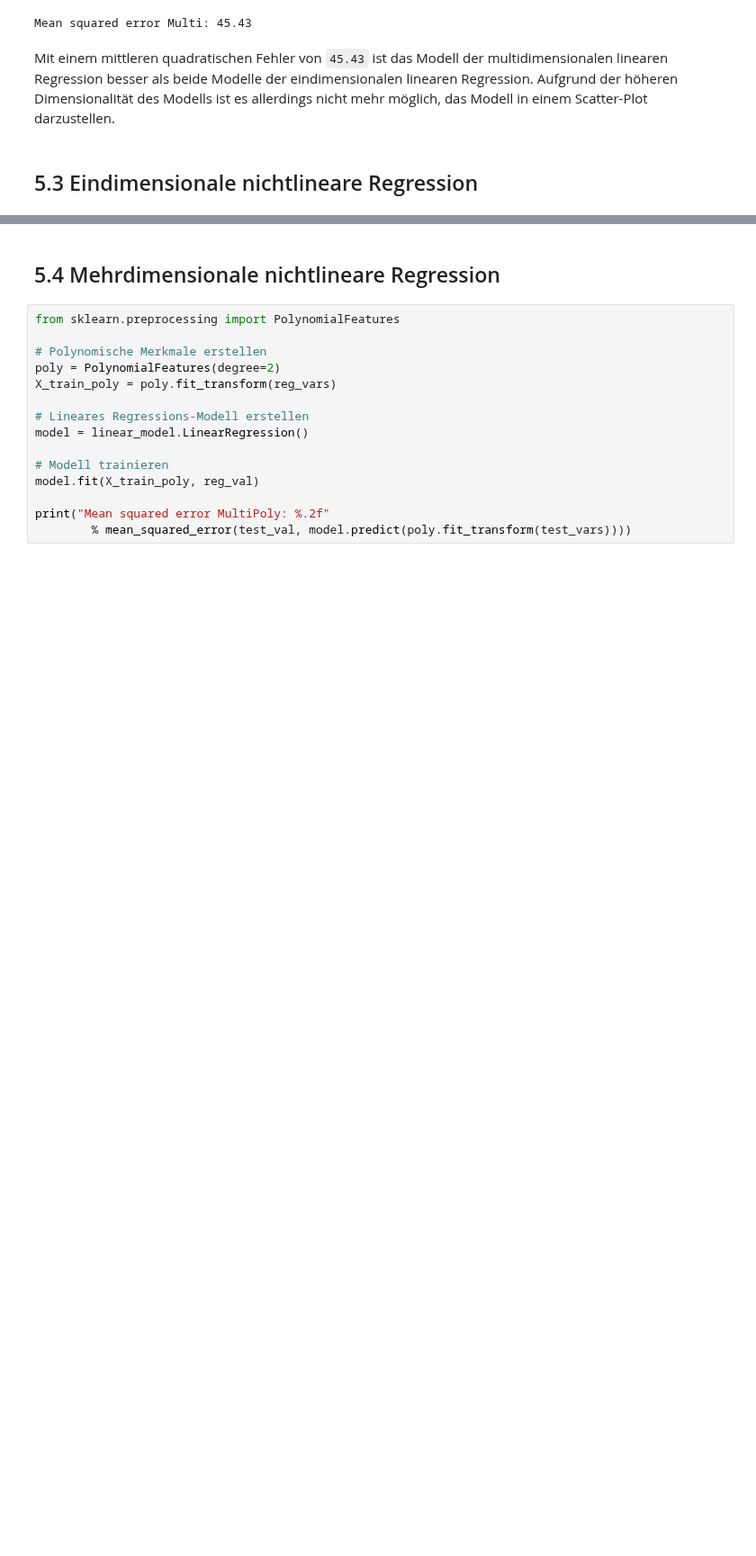
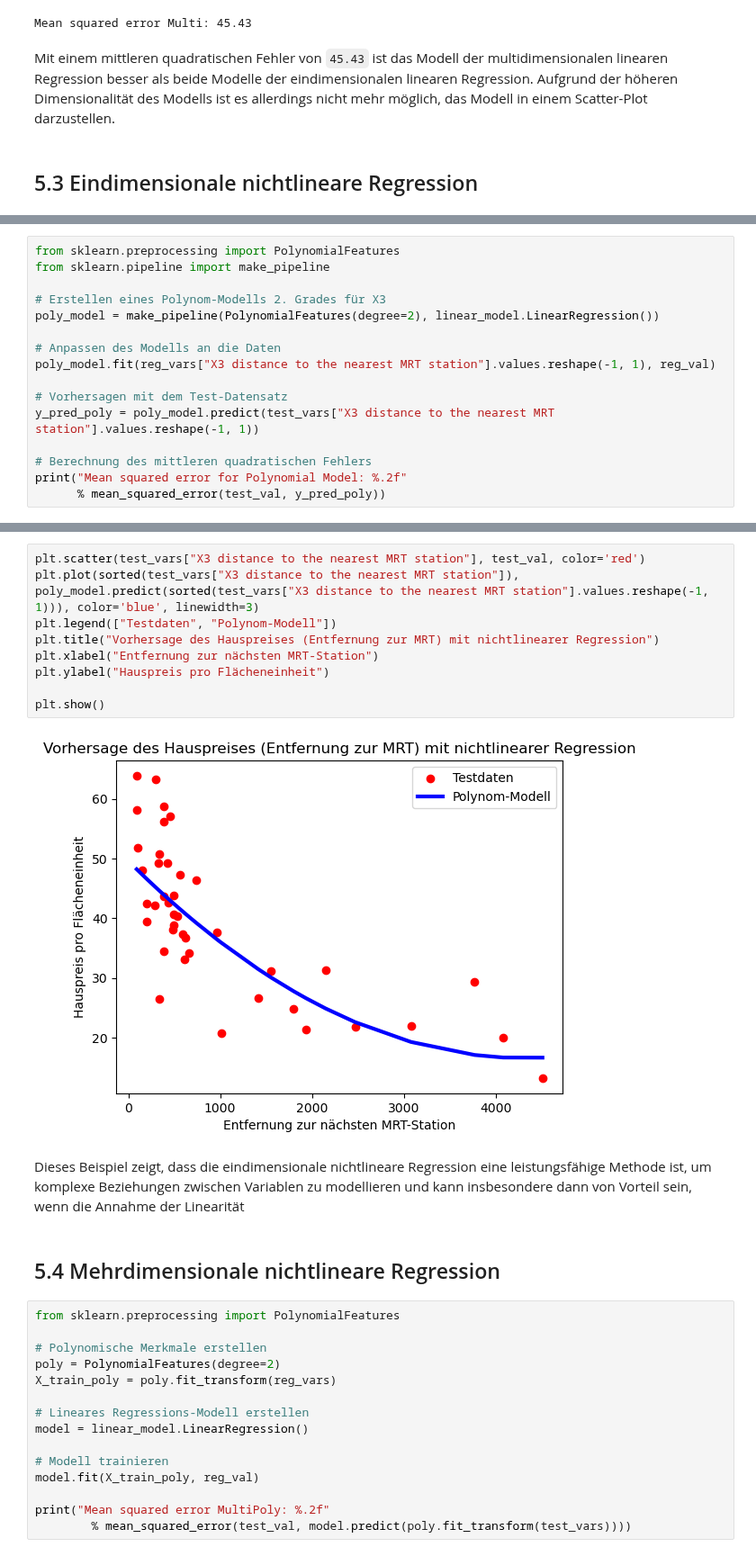
Before and after one commit to TillWege/dm-ml, a Jupyter notebook: paper.ipynb, the cells around one changed output, grey strips where cells are left out. Shown at 90% size. Cells and saved outputs as stored; diff of their text form; blank space fills up the shorter version.

Commit message:
1D nicht-lin Regression

```diff
--- a/paper.ipynb
+++ b/paper.ipynb
@@ -387,0 +400,16 @@ Mit einem mittleren quadratischen Fehler von `45.43` ist das Modell der multidim
+# %%
+from sklearn.preprocessing import PolynomialFeatures
+from sklearn.pipeline import make_pipeline
+
+# Erstellen eines Polynom-Modells 2. Grades für X3
+poly_model = make_pipeline(PolynomialFeatures(degree=2), linear_model.LinearRegression())
+
+# Anpassen des Modells an die Daten
+poly_model.fit(reg_vars["X3 distance to the nearest MRT station"].values.reshape(-1, 1), reg_val)
+
+# Vorhersagen mit dem Test-Datensatz
+y_pred_poly = poly_model.predict(test_vars["X3 distance to the nearest MRT station"].values.reshape(-1, 1))
+
+# Berechnung des mittleren quadratischen Fehlers
+print("Mean squared error for Polynomial Model: %.2f"
+      % mean_squared_error(test_val, y_pred_poly))
@@ -388,3 +422,16 @@ Mit einem mittleren quadratischen Fehler von `45.43` ist das Modell der multidim
+# %%
+plt.scatter(test_vars["X3 distance to the nearest MRT station"], test_val, color='red')
+plt.plot(sorted(test_vars["X3 distance to the nearest MRT station"]), poly_model.predict(sorted(test_vars["X3 distance to the nearest MRT station"].values.reshape(-1, 1))), color='blue', linewidth=3)
+plt.legend(["Testdaten", "Polynom-Modell"])
+plt.title("Vorhersage des Hauspreises (Entfernung zur MRT) mit nichtlinearer Regression")
+plt.xlabel("Entfernung zur nächsten MRT-Station")
+plt.ylabel("Hauspreis pro Flächeneinheit")
+
+plt.show()
+# %% [output]
+[figure, added]
+# %% [markdown]
+Dieses Beispiel zeigt, dass die eindimensionale nichtlineare Regression eine leistungsfähige Methode ist, um komplexe Beziehungen zwischen Variablen zu modellieren und kann insbesondere dann von Vorteil sein, wenn die Annahme der Linearität
 # %% [markdown]
 <h2 id="curvereg">5.4 Mehrdimensionale nichtlineare Regression</h2>
 # %%
```
Also changed, not shown: parts of 9 cells of this notebook.
